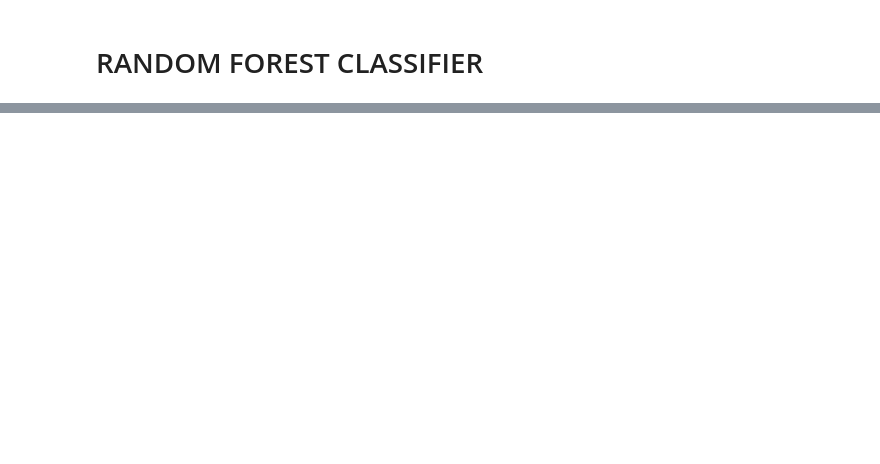
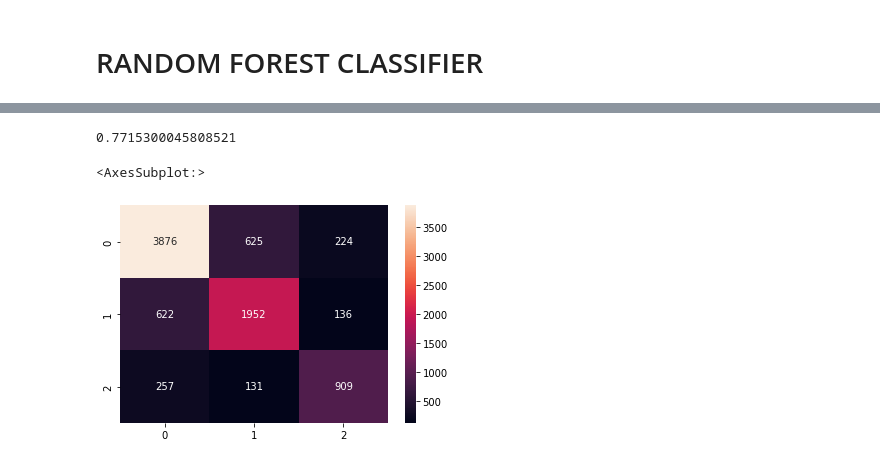
Before and after one commit to tomashbk/solar_wind_power_plants_prediction, a Jupyter notebook: notebooks/0.3-EDA-in-data-transformed-and-combined.ipynb, the cells around one changed output, grey strips where cells are left out. Cells and saved outputs as stored; diff of their text form; code cells hidden in the pictures; blank space fills up the shorter version.

```diff
--- a/notebooks/0.3-EDA-in-data-transformed-and-combined.ipynb
+++ b/notebooks/0.3-EDA-in-data-transformed-and-combined.ipynb
@@ -286,0 +341,3 @@ rf_model2.score(val_X, val_y)
+# %%
+xgbclass_model_1 = XGBClassifier(random_state=0)
+xgbclass_model_1.fit(train_X, train_y)
@@ -286,0 +355,12 @@ rf_model2.score(val_X, val_y)
+# %%
+y_pred = xgbclass_model_1.predict(val_X)
+# %%
+xgbclass_model_1.score(val_X, val_y)
+# %% [output]
+0.7715300045808521
+# %%
+confusion_matrix_return = confusion_matrix(val_y, y_pred)
+sns.heatmap(confusion_matrix_return, annot=True, fmt = 'g')
+# %% [output]
+<AxesSubplot:>
+[figure, added]
```
Also changed, not shown: parts of 46 cells of this notebook, 1 other file.
